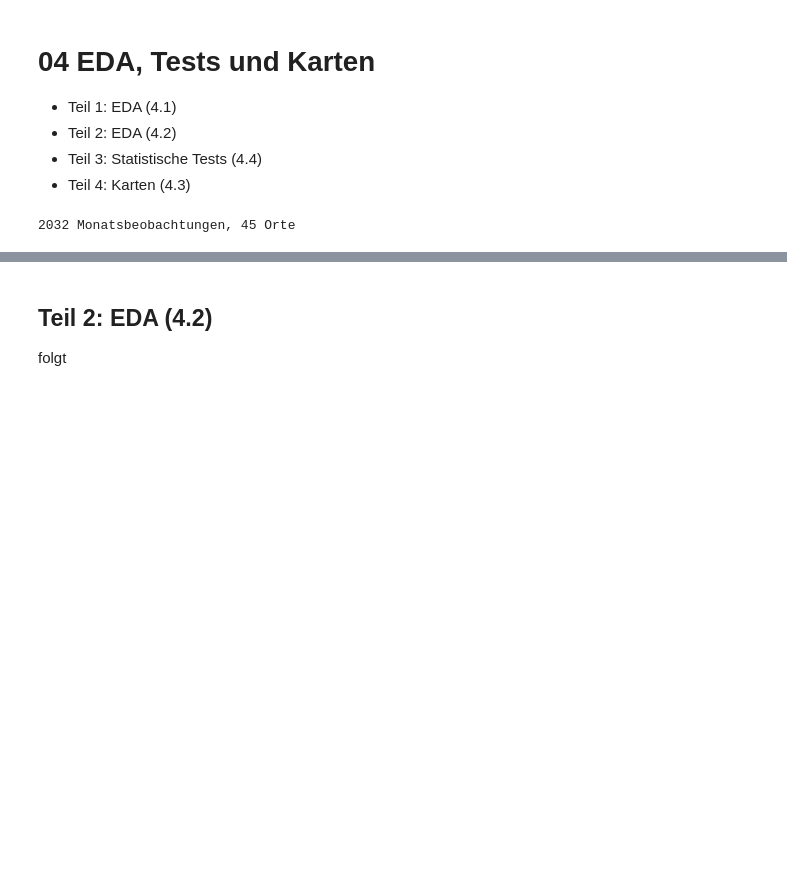
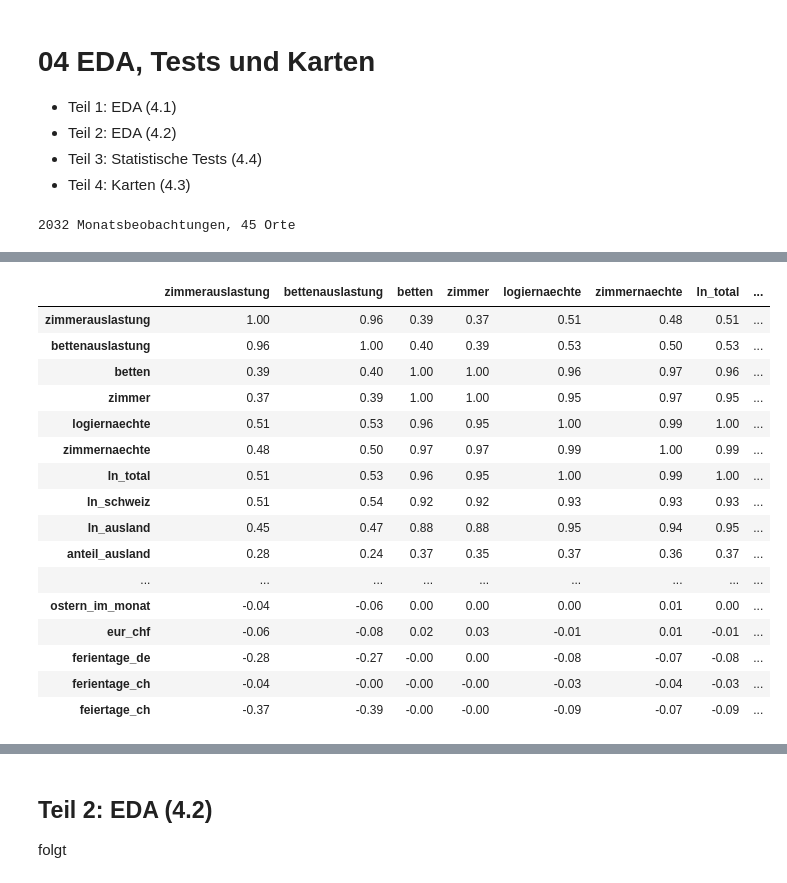
Before and after one commit to aakset/wintertourismus-schnee, a Jupyter notebook: notebooks/04_eda_tests_karte.ipynb, the cells around one changed output, grey strips where cells are left out. Drawn from its saved outputs; the diff is of its cells as text; code cells hidden in the pictures; blank space fills up the shorter version.

```diff
--- a/notebooks/04_eda_tests_karte.ipynb
+++ b/notebooks/04_eda_tests_karte.ipynb
@@ -29,0 +249,12 @@ folgt
+# %%
+kontext = pd.read_csv("../data/processed/kontext_monat.csv")
+dk = d.merge(kontext, on=["jahr", "monat"], how="left", validate="many_to_one")
+assert len(dk) == len(d) and dk[kontext.columns].notna().all().all()
+
+annahme = (dk.drop_duplicates(["jahr", "monat"])
+           .assign(Status=lambda x: np.select([x.ferientage_ch_annahme == 1, x.ferientage_ch_annahme == 0],
+                                              ["geschätzt (Annahme)", "echte Daten"], "teilweise geschätzt"))
+           .groupby("winter_label")
+           .agg(Monate=("monat", "size"), Anteil_geschätzt=("ferientage_ch_annahme", "mean"),
+                ferientage_ch=("ferientage_ch", "mean"), Status=("Status", lambda s: ", ".join(sorted(set(s))))))
+annahme.round(2)
@@ -29,0 +297,27 @@ folgt
+# %%
+num = ["zimmerauslastung", "bettenauslastung", "betten", "zimmer", "logiernaechte", "zimmernaechte",
+       "ln_total", "ln_schweiz", "ln_ausland", "anteil_ausland",
+       "temp_mittel", "schneefall_cm", "niederschlag_mm", "schneetage",
+       "hoehe_m", "winteranteil", "jahr", "ostern_im_monat",
+       "eur_chf", "ferientage_de", "ferientage_ch", "feiertage_ch"]
+
+kor_roh = dk[num].corr()
+kor_roh.round(2).style.background_gradient(cmap="RdBu_r", vmin=-1, vmax=1).format("{:.2f}")
+# %% [output]
+|  | zimmerauslastung | bettenauslastung | betten | zimmer | logiernaechte | zimmernaechte | ln_total | ... |
+| zimmerauslastung | 1.00 | 0.96 | 0.39 | 0.37 | 0.51 | 0.48 | 0.51 | ... |
+| bettenauslastung | 0.96 | 1.00 | 0.40 | 0.39 | 0.53 | 0.50 | 0.53 | ... |
+| betten | 0.39 | 0.40 | 1.00 | 1.00 | 0.96 | 0.97 | 0.96 | ... |
+| zimmer | 0.37 | 0.39 | 1.00 | 1.00 | 0.95 | 0.97 | 0.95 | ... |
+| logiernaechte | 0.51 | 0.53 | 0.96 | 0.95 | 1.00 | 0.99 | 1.00 | ... |
+| zimmernaechte | 0.48 | 0.50 | 0.97 | 0.97 | 0.99 | 1.00 | 0.99 | ... |
+| ln_total | 0.51 | 0.53 | 0.96 | 0.95 | 1.00 | 0.99 | 1.00 | ... |
+| ln_schweiz | 0.51 | 0.54 | 0.92 | 0.92 | 0.93 | 0.93 | 0.93 | ... |
+| ln_ausland | 0.45 | 0.47 | 0.88 | 0.88 | 0.95 | 0.94 | 0.95 | ... |
+| anteil_ausland | 0.28 | 0.24 | 0.37 | 0.35 | 0.37 | 0.36 | 0.37 | ... |
+| ... | ... | ... | ... | ... | ... | ... | ... | ... |
+| ostern_im_monat | -0.04 | -0.06 | 0.00 | 0.00 | 0.00 | 0.01 | 0.00 | ... |
+| eur_chf | -0.06 | -0.08 | 0.02 | 0.03 | -0.01 | 0.01 | -0.01 | ... |
+| ferientage_de | -0.28 | -0.27 | -0.00 | 0.00 | -0.08 | -0.07 | -0.08 | ... |
+| ferientage_ch | -0.04 | -0.00 | -0.00 | -0.00 | -0.03 | -0.04 | -0.03 | ... |
+| feiertage_ch | -0.37 | -0.39 | -0.00 | -0.00 | -0.09 | -0.07 | -0.09 | ... |
```
Also changed, not shown: parts of 40 cells of this notebook, 6 other files.
